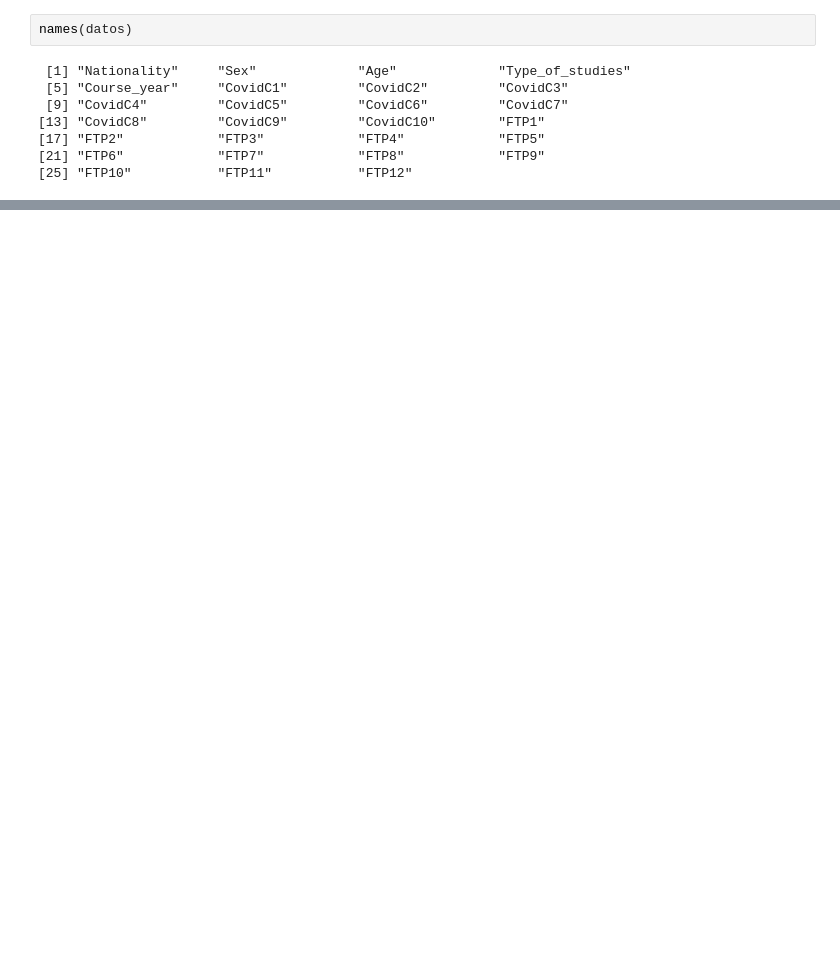
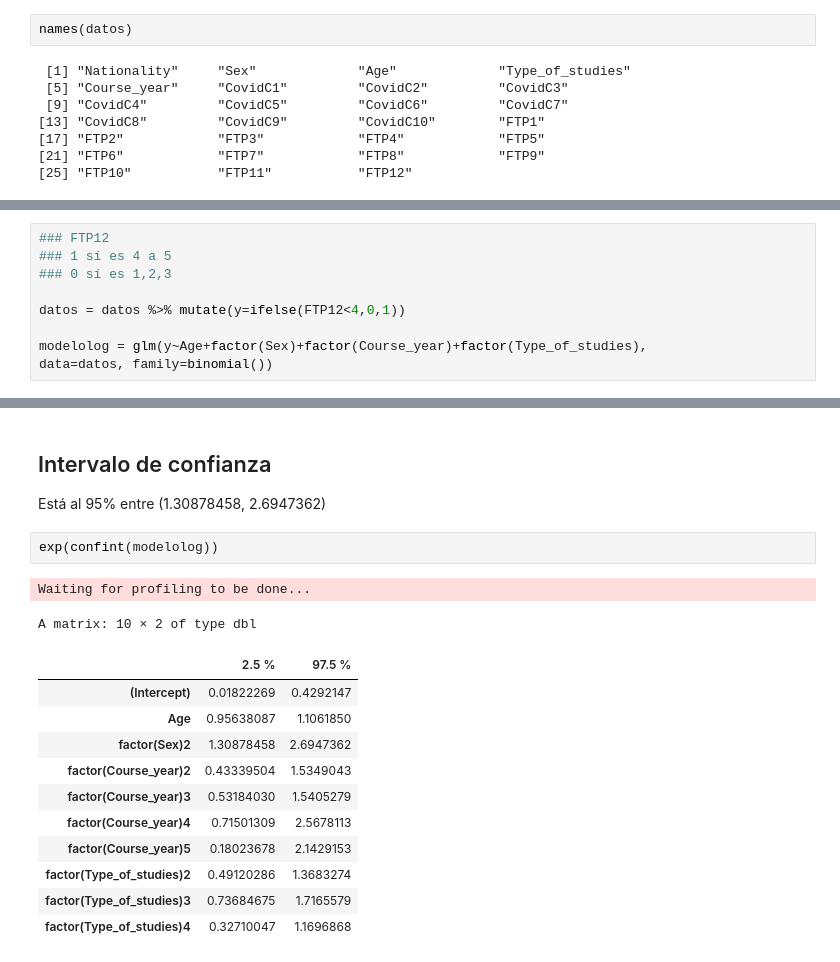
Before and after one commit to Cruzalirio/Unal-Enfermeria-, a Jupyter notebook: Cuadernos/Taller3.ipynb, the cells around one changed output, grey strips where cells are left out. Drawn from its saved outputs; the diff is of its cells as text; blank space fills up the shorter version.

```diff
--- a/Cuadernos/Taller3.ipynb
+++ b/Cuadernos/Taller3.ipynb
@@ -122,0 +187,9 @@ luego ver cuáles de las siguientes variables afectan a la variable Y:  Sex, Age
+# %%
+### FTP12
+### 1 sí es 4 a 5
+### 0 sí es 1,2,3
+
+datos = datos %>% mutate(y=ifelse(FTP12<4,0,1))
+
+modelolog = glm(y~Age+factor(Sex)+factor(Course_year)+factor(Type_of_studies),
+data=datos, family=binomial())
@@ -122,0 +250,20 @@ luego ver cuáles de las siguientes variables afectan a la variable Y:  Sex, Age
+# %% [markdown]
+## Intervalo de confianza
+
+Está al 95% entre (1.30878458, 2.6947362)
+# %%
+exp(confint(modelolog))
+# %% [output]
+Waiting for profiling to be done...
+A matrix: 10 × 2 of type dbl
+|  | 2.5 % | 97.5 % |
+| (Intercept) | 0.01822269 | 0.4292147 |
+| Age | 0.95638087 | 1.1061850 |
+| factor(Sex)2 | 1.30878458 | 2.6947362 |
+| factor(Course_year)2 | 0.43339504 | 1.5349043 |
+| factor(Course_year)3 | 0.53184030 | 1.5405279 |
+| factor(Course_year)4 | 0.71501309 | 2.5678113 |
+| factor(Course_year)5 | 0.18023678 | 2.1429153 |
+| factor(Type_of_studies)2 | 0.49120286 | 1.3683274 |
+| factor(Type_of_studies)3 | 0.73684675 | 1.7165579 |
+| factor(Type_of_studies)4 | 0.32710047 | 1.1696868 |
```
Also changed, not shown: parts of 16 cells of this notebook.
